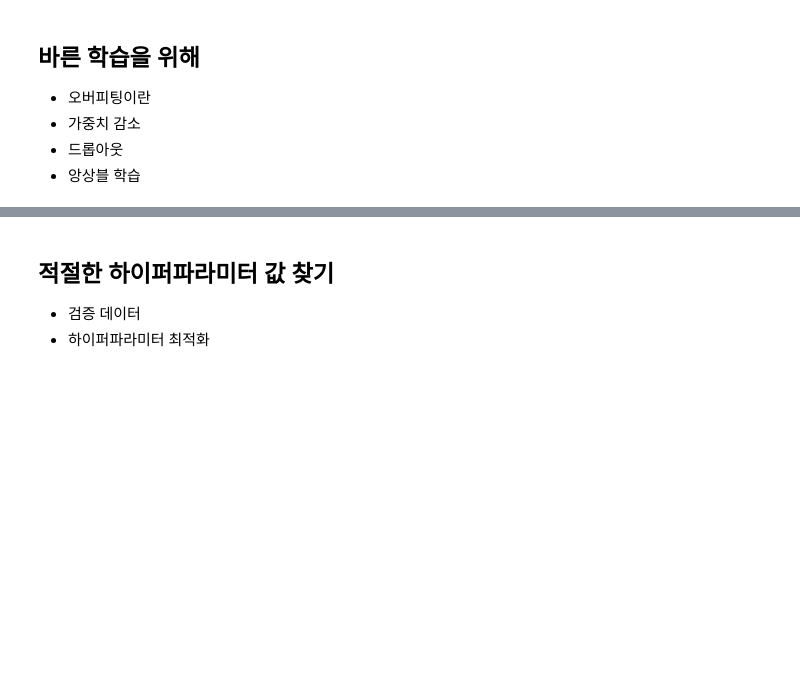
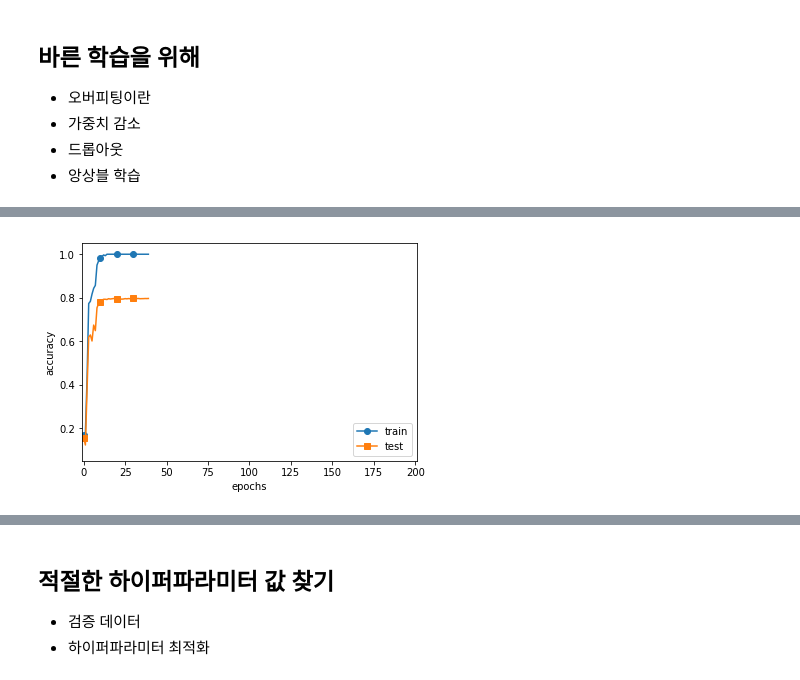
Before and after one commit to winterjung/study, a Jupyter notebook: Book/DeepLearningFromScratch/ch6.ipynb, the cells around one changed output, grey strips where cells are left out. Cells and saved outputs as stored; diff of their text form; code cells hidden in the pictures; blank space fills up the shorter version.

Commit message:
Check batch normalization and overfitting

```diff
--- a/Book/DeepLearningFromScratch/ch6.ipynb
+++ b/Book/DeepLearningFromScratch/ch6.ipynb
@@ -597,0 +888,47 @@ plt.show();
+# %%
+dataset = load(normalize=True)
+x_train = dataset["train_img"][:300]
+t_train = dataset["train_label"][:300]
+x_test = dataset["test_img"]
+t_test = dataset["test_label"]
+
+network = MultiLayerNetExtend(
+    input_size=784,
+    hidden_size_list=[100, 100, 100, 100, 100, 100],
+    output_size=10
+)
+optimizer = AdaGrad()
+
+max_epochs = 201
+train_size = x_train.shape[0]
+batch_size = 100
+
+train_loss_list = []
+train_acc_list = []
+test_acc_list = []
+
+iter_per_epoch = max(train_size / batch_size, 1)
+epoch_cnt = 0
+
+for i in range(1000000000):
+    batch_mask = np.random.choice(train_size, batch_size)
+    x_batch = x_train[batch_mask]
+    t_batch = t_train[batch_mask]
+
+    grads = network.gradient(x_batch, t_batch)
+    optimizer.update(network.params, grads)
+
+    if i % iter_per_epoch == 0:
+        train_acc = network.accuracy(x_train, t_train)
+        test_acc = network.accuracy(x_test, t_test)
+        train_acc_list.append(train_acc)
+        test_acc_list.append(test_acc)
+
+        print("epoch:" + str(epoch_cnt) + ", train acc:" + str(train_acc) + ", test acc:" + str(test_acc))
+
+        epoch_cnt += 1
+        if epoch_cnt >= 40 and train_acc == 1.0:
+            break
+        if epoch_cnt >= max_epochs:
+            break
+# %% [output]
@@ -597,0 +952 @@ plt.show();
+[figure, added]
```
Also changed, not shown: parts of 11 cells of this notebook.
